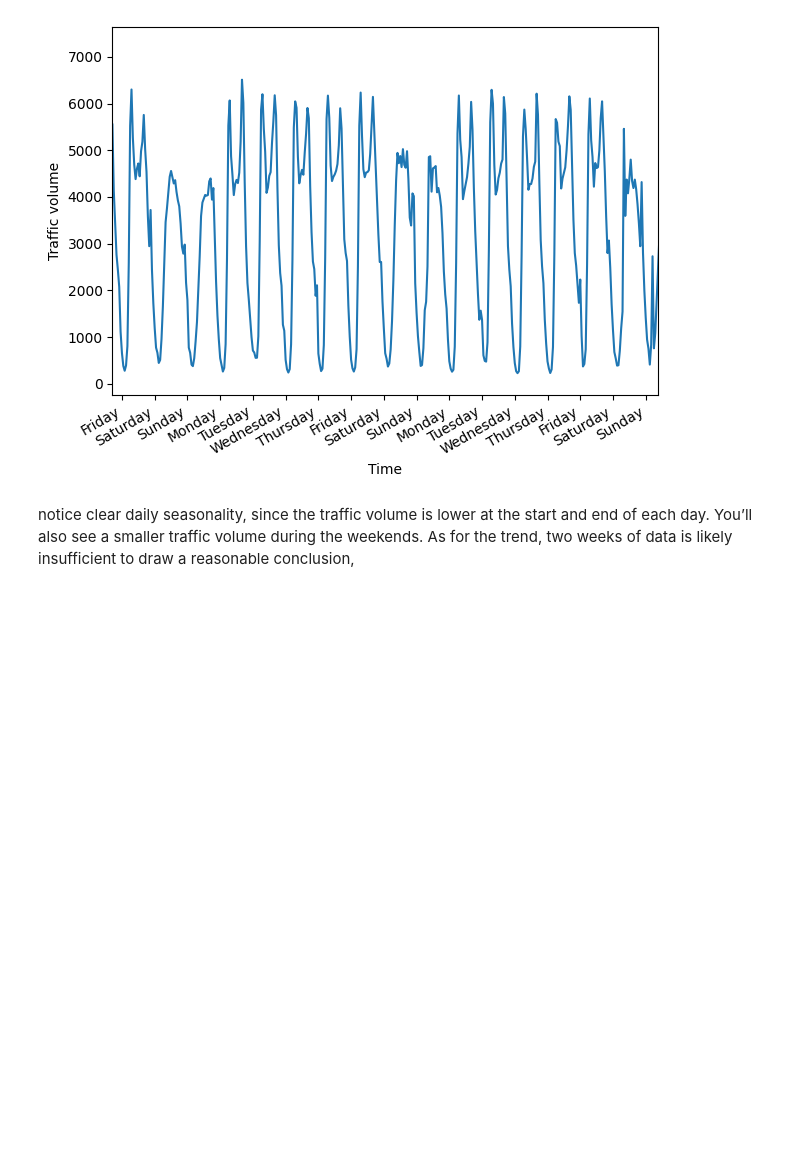
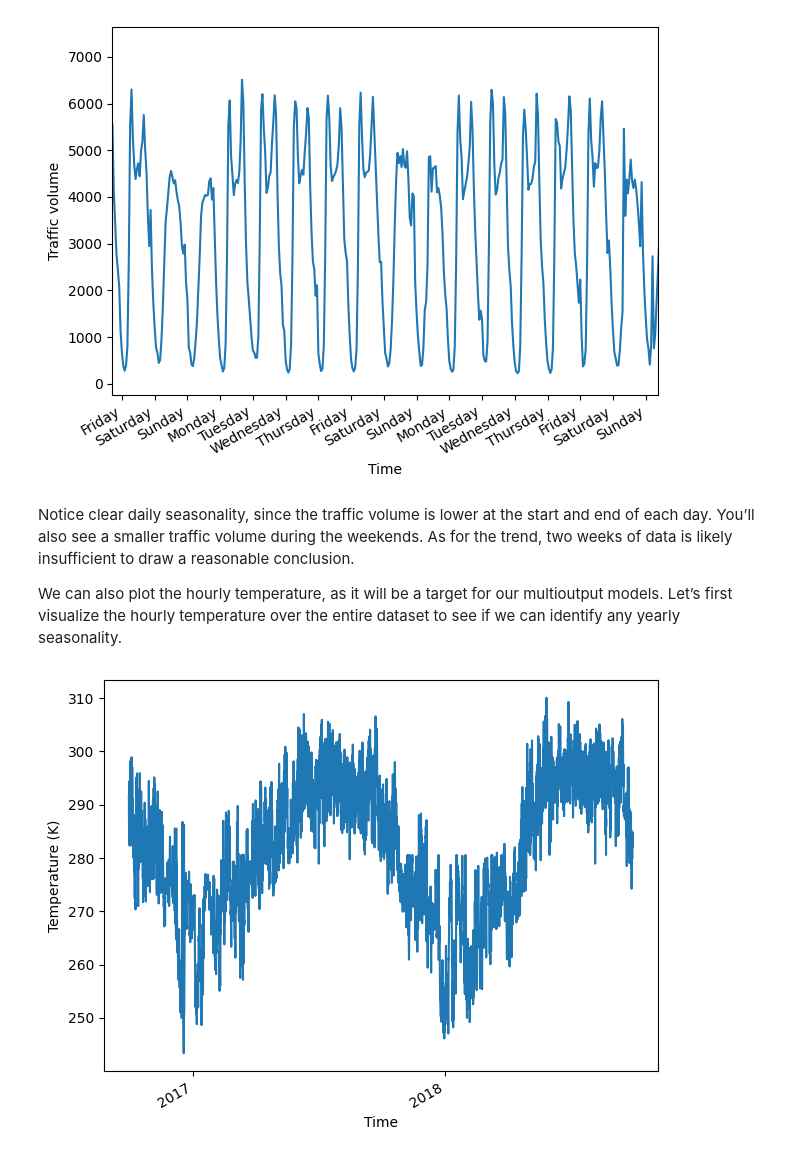
Before and after one commit to xbadiam/Forecasting, a Jupyter notebook: notebooks/Forecasting_deep_learning_multi_output.ipynb, the cells around one changed output. Drawn from its saved outputs; the diff is of its cells as text; code cells hidden in the pictures; blank space fills up the shorter version.

```diff
--- a/notebooks/Forecasting_deep_learning_multi_output.ipynb
+++ b/notebooks/Forecasting_deep_learning_multi_output.ipynb
@@ -48,4 +49,17 @@ plt.tight_layout()
 # %% [output]
 [figure]
 # %% [markdown]
-notice clear daily seasonality, since the traffic volume is lower at the start and end of each day. You’ll also see a smaller traffic volume during the weekends. As for the trend, two weeks of data is likely insufficient to draw a reasonable conclusion,
+Notice clear daily seasonality, since the traffic volume is lower at the start and end of each day. You’ll also see a smaller traffic volume during the weekends. As for the trend, two weeks of data is likely insufficient to draw a reasonable conclusion.
+
+We can also plot the hourly temperature, as it will be a target for our multioutput models. Let’s first visualize the hourly temperature over the entire dataset to see if we can identify any yearly seasonality.
+# %%
+fig, ax = plt.subplots()
+
+ax.plot(df['temp'])
+ax.set_xlabel('Time')
+ax.set_ylabel('Temperature (K)')
+plt.xticks([2239, 10999], [2017, 2018])
+fig.autofmt_xdate()
+plt.tight_layout()
+# %% [output]
+[figure, added]
```
Also changed, not shown: parts of 18 cells of this notebook.
